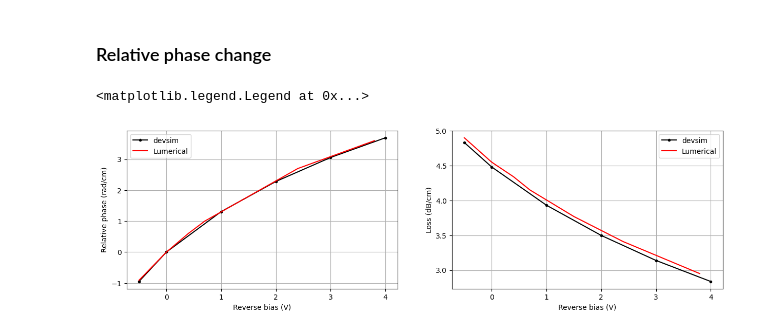
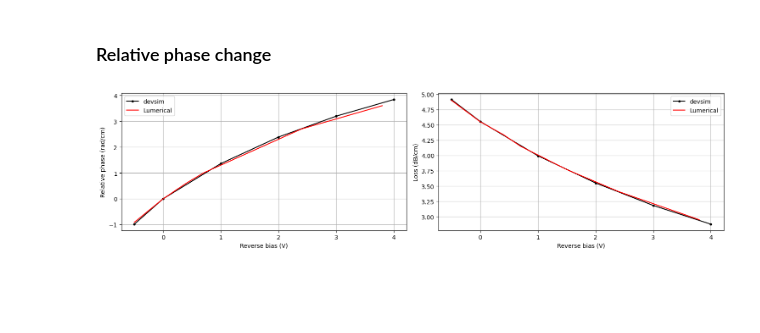
Before and after one commit to marc-flex/charge_notebooks, a Jupyter notebook: Hochberg_with_neff.ipynb, the cells around one changed output. Cells and saved outputs as stored; diff of their text form; code cells hidden in the pictures; blank space fills up the shorter version.

```diff
--- a/Hochberg_with_neff.ipynb
+++ b/Hochberg_with_neff.ipynb
@@ -54,8 +60,8 @@ Si_2D_doping = td.Medium(
     electric_spec=td.SemiConductorSpec(
         conductivity=1,
         permittivity=11.7,
-        donors=0,
-        acceptors=acceptors_dist-donors_dist,
+        donors=donors_dist,
+        acceptors=acceptors_dist,
     ),
     name="Si_nnn",
 )
@@ -134,6 +164,10 @@ contact_right = td.Structure(
 # %%
 # create a scene with the previous structures
 all_structures = [oxide, core_p, core_n, clearance_n, clearance_p, side_p, side_n, contact_left, contact_right]
+
+# Include refinement structures
+if refine:
+    all_structures = all_structures + [p_refinement, n_refinement, wg_refinement, side_refinement]
 
 scene = td.Scene(
     medium=air,
@@ -193,19 +227,22 @@ charge_monitor_z0_big = td.ChargeSimulationMonitor(
 # %%
 # devsim setting
 from tidy3d import DevsimConvergenceSettings
-convergence_settings = DevsimConvergenceSettings(relTol=1e5, absTol=2e4, maxIters=400, dV=1)
-convergence_settings = DevsimConvergenceSettings(relTol=1e5, absTol=5e4, maxIters=400, dV=1)
+convergence_settings = DevsimConvergenceSettings(relTol=1e5, absTol=3e3, maxIters=400, dV=10, num_subprocess=8)
+if refine:
+    # NOTE: for local runs, decrease the # of parallel runs since it could overflow memory
+    convergence_settings = DevsimConvergenceSettings(relTol=1e5, absTol=3e3, maxIters=400, dV=10, num_subprocess=8)
 # %%
 # mesh
-mesh = td.UniformUnstructuredGrid(dl=res, relative_min_dl=0)
-mesh = td.DistanceUnstructuredGrid(dl_interface=res*0.75, dl_bulk=res*1.95, distance_interface=0.5*h_side,
-                                  distance_bulk=2*h_side, relative_min_dl=0,
-                                   non_refined_structures=[oxide.name, clearance_n.name, clearance_p.name, side_p.name, side_n.name]
-                                  )
 mesh = td.DistanceUnstructuredGrid(dl_interface=res*0.75, dl_bulk=res*4, distance_interface=0.5*h_side,
-                                  distance_bulk=1*h_side, relative_min_dl=0,
-                                   non_refined_structures=[oxide.name, clearance_n.name, clearance_p.name, side_p.name, side_n.name]
-                                  )
+            distance_bulk=1*h_side, relative_min_dl=0,
+            non_refined_structures=[oxide.name, clearance_n.name, clearance_p.name, side_p.name, side_n.name]
+        )
+if refine:
+    # NOTE: scrificing resolution in the waveguide region to make this a bit "cheaper"
+    mesh = td.DistanceUnstructuredGrid(dl_interface=res*1.15, dl_bulk=res*4, distance_interface=0.2*h_side,
+                distance_bulk=1*h_side, relative_min_dl=0,
+                non_refined_structures=[oxide.name, clearance_n.name, clearance_p.name, side_p.name, side_n.name, core_p.name, core_n.name]
+            )
 
 # build heat simulation object
 heat_sim = td.HeatChargeSimulation(
@@ -738,28 +775,29 @@ plt.show()
 # %%
 ind_V0 = 1
 delta_neff = np.real(n_eff_freq0 - n_eff_freq0[ind_V0])
 rel_phase_change = 2*np.pi*delta_neff/wvl_um * 1e4
 alpha_dB_cm = 10*4*np.pi*np.imag(n_eff_freq0)/wvl_um*1e4*np.log10(np.exp(1))
 
 # lumerical results
 v_lumerical = [-0.5, 0, 0.4, 0.7, 1.5, 2.4, 3.8]
 pc_lumerical=[-0.91, 0, 0.6, 1,   1.8, 2.7, 3.6]
 loss_lumerical = [4.9, 4.55, 4.34, 4.15, 3.77, 3.41, 2.95]
 
 _, ax = plt.subplots(1, 2, figsize=(15, 4))
 ax[0].plot(voltages, rel_phase_change, 'k.-', label="devsim")
 ax[0].plot(v_lumerical, pc_lumerical, 'r-', label="Lumerical")
 ax[0].set_xlabel("Reverse bias (V)")
 ax[0].set_ylabel("Relative phase (rad/cm)")
 ax[0].grid()
 ax[0].legend()
 
 ax[1].plot(voltages, alpha_dB_cm, 'k.-', label="devsim")
 ax[1].plot(v_lumerical, loss_lumerical, 'r-', label="Lumerical")
 ax[1].set_xlabel("Reverse bias (V)")
 ax[1].set_ylabel("Loss (dB/cm)")
 ax[1].grid()
 ax[1].legend()
+plt.tight_layout()
+plt.show()
 # %% [output]
-<matplotlib.legend.Legend at 0x...>
-[figure, old version]
+[figure, new version]
```
Also changed, not shown: parts of 15 cells of this notebook.
